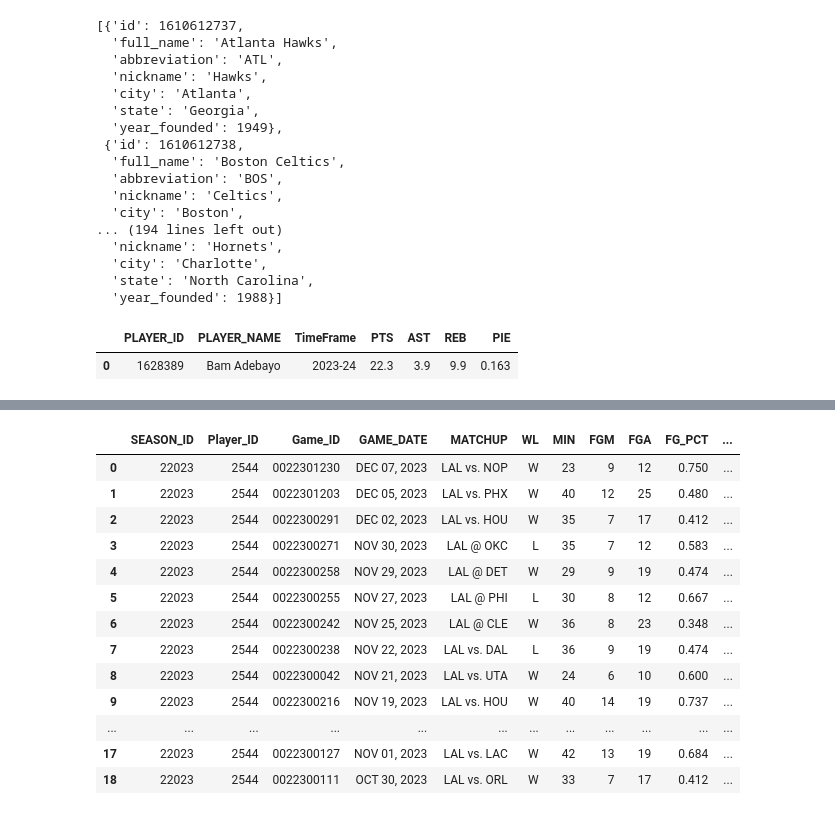
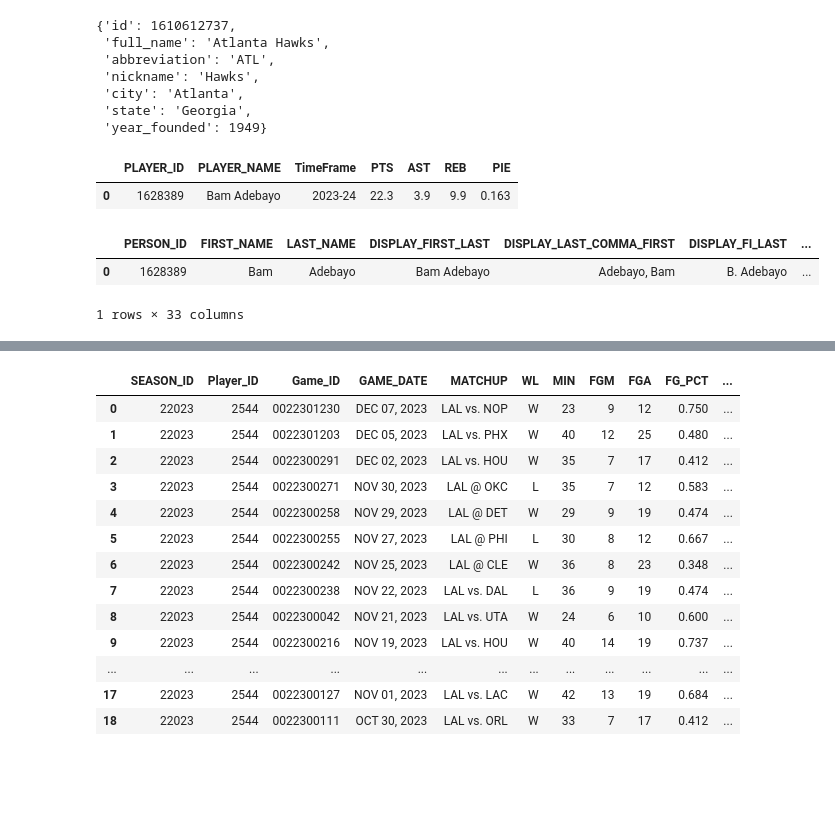
Before and after one commit to willcravitz/nba-player-projections, a Jupyter notebook: notebooks/nba_api_examples.ipynb, the cells around one changed output, grey strips where cells are left out. Drawn from its saved outputs; the diff is of its cells as text; code cells hidden in the pictures; blank space fills up the shorter version.

```diff
--- a/notebooks/nba_api_examples.ipynb
+++ b/notebooks/nba_api_examples.ipynb
@@ -25,24 +13,14 @@ players.get_active_players()
 # %%
 # Get the names and ids of all active teams
-teams.get_teams()
+teams.get_teams()[0]
 # %% [output]
-[{'id': 1610612737,
-  'full_name': 'Atlanta Hawks',
-  'abbreviation': 'ATL',
-  'nickname': 'Hawks',
-  'city': 'Atlanta',
-  'state': 'Georgia',
-  'year_founded': 1949},
- {'id': 1610612738,
-  'full_name': 'Boston Celtics',
-  'abbreviation': 'BOS',
-  'nickname': 'Celtics',
-  'city': 'Boston',
-... (194 lines left out)
-  'nickname': 'Hornets',
-  'city': 'Charlotte',
-  'state': 'North Carolina',
-  'year_founded': 1988}]
+{'id': 1610612737,
+ 'full_name': 'Atlanta Hawks',
+ 'abbreviation': 'ATL',
+ 'nickname': 'Hawks',
+ 'city': 'Atlanta',
+ 'state': 'Georgia',
+ 'year_founded': 1949}
 # %%
 # Create CommonPlayerInfo object for Bam Adebayo
 player_info = commonplayerinfo.CommonPlayerInfo(player_id=1628389)
@@ -51,6 +29,13 @@ player_info.player_headline_stats.get_data_frame()
 # %% [output]
 |  | PLAYER_ID | PLAYER_NAME | TimeFrame | PTS | AST | REB | PIE |
 | 0 | 1628389 | Bam Adebayo | 2023-24 | 22.3 | 3.9 | 9.9 | 0.163 |
+# %%
+# Biographical info for Bam
+player_info.common_player_info.get_data_frame()
+# %% [output]
+|  | PERSON_ID | FIRST_NAME | LAST_NAME | DISPLAY_FIRST_LAST | DISPLAY_LAST_COMMA_FIRST | DISPLAY_FI_LAST | ... |
+| 0 | 1628389 | Bam | Adebayo | Bam Adebayo | Adebayo, Bam | B. Adebayo | ... |
+1 rows × 33 columns
 # %%
 # Get pick & roll ball handler stats
 play_types = synergyplaytypes.SynergyPlayTypes(league_id="00",
```
Also changed, not shown: parts of 3 cells of this notebook.
